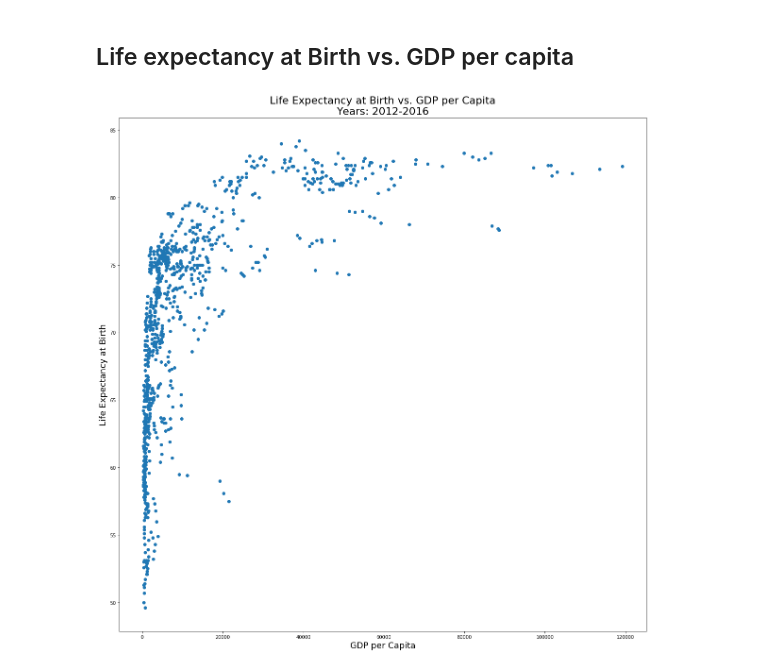
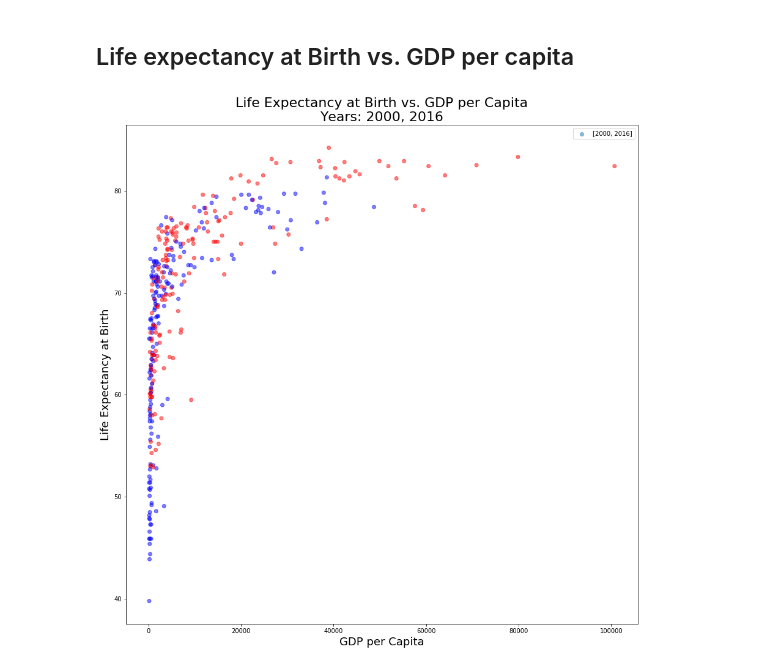
Before and after one commit to patrickFuerst/human_life_exp, a Jupyter notebook: Data_Visualizations(Anna).ipynb, the cells around one changed output. Drawn from its saved outputs; the diff is of its cells as text; code cells hidden in the pictures.

Commit message:
life expect vs. gdp

```diff
--- a/Data_Visualizations(Anna).ipynb
+++ b/Data_Visualizations(Anna).ipynb
@@ -65,10 +60,15 @@ plt.show()
 # %% [markdown]
 ## Choropleth Map: Average World Life Expectancy at Birth for Both Sexes (2016)
 # %%
-# Add country code column
+# load data with country codes
 df_research_dev_exp = pd.read_csv('./data/research_development_expenditure.csv')
 code = pd.DataFrame(df_research_dev_exp.iloc[:,2:4])
 
+# Replace
+code['Country Name'].replace(to_replace='United States', value='United States of America', inplace=True)
+code['Country Name'].replace(to_replace='Bolivia', value='Bolivia (Plurinational State of)', inplace=True)
+
+# Merge data and code dataframes
 data2 = pd.merge(data, code, how='left', left_on='Country',
                  right_on='Country Name')
 data2.drop('Country Name', axis=1,  inplace=True)
@@ -116,10 +141,19 @@ py.iplot(fig, validate=False, filename='world-map2016')
 # %%
-years = [2012, 2013, 2014, 2015, 2016]
-fig = plt.figure(figsize=(20,20))
-plt.scatter(data[data.Year.isin(years)].iloc[:,6], data[data.Year.isin(years)].iloc[:,2])
-plt.title('Life Expectancy at Birth vs. GDP per Capita\nYears: 2012-2016', fontsize=22)
+years = [2000, 2016]
+colors = ['red','blue']
+
+fig = plt.figure(figsize=(15,15))
+#plt.scatter(data[data.Year.isin(years)].iloc[:,6], data[data.Year.isin(years)].iloc[:,2], c=data[data.Year.isin(years)].iloc[:,1],
+           #cmap='bwr', label=data[data.Year.isin(years)].iloc[:,1], alpha=0.5)
+#plt.scatter(data[data.Year.isin(years)].iloc[:,6], data[data.Year.isin(years)].iloc[:,2], c='bwr',
+            #label=data[data.Year.isin(years)].iloc[:,1], alpha=0.5)
+plt.scatter(data[data.Year.isin(years)].iloc[:,6], data[data.Year.isin(years)].iloc[:,2], c=data[data.Year.isin(years)].iloc[:,1],
+           cmap='bwr', label=years, alpha=0.5)
+plt.title('Life Expectancy at Birth vs. GDP per Capita\nYears: 2000, 2016', fontsize=22)
 plt.xlabel('GDP per Capita', fontsize=18)
 plt.ylabel('Life Expectancy at Birth', fontsize=18)
+plt.legend()
+
 plt.show()
 # %% [output]
-[figure, old version]
+[figure, new version]
```
Also changed, not shown: parts of 7 cells of this notebook, 1 other file.
